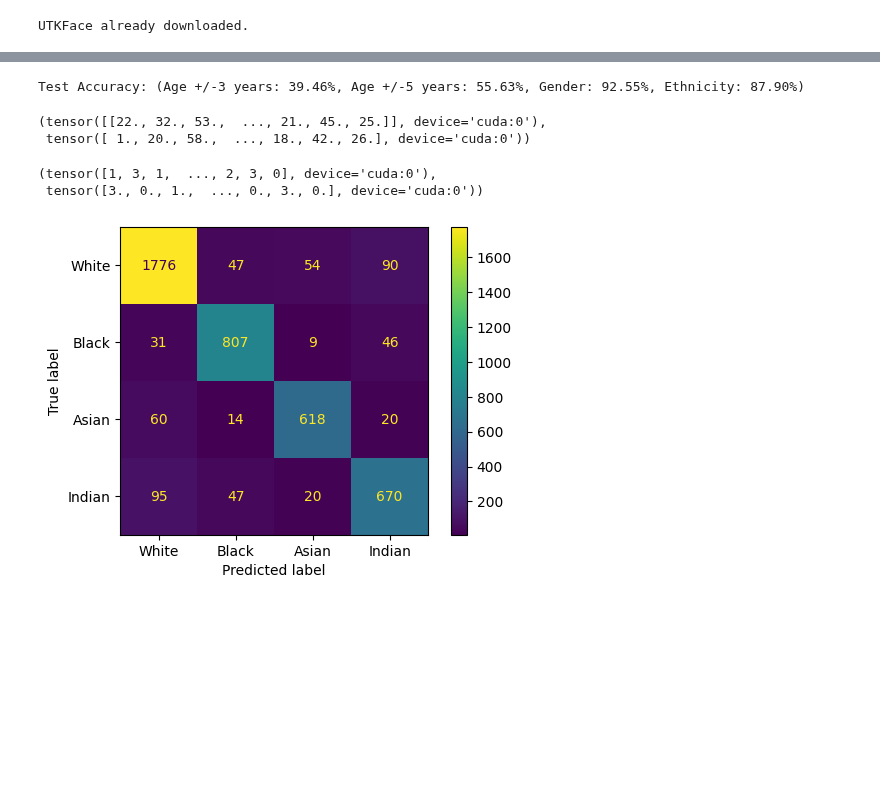
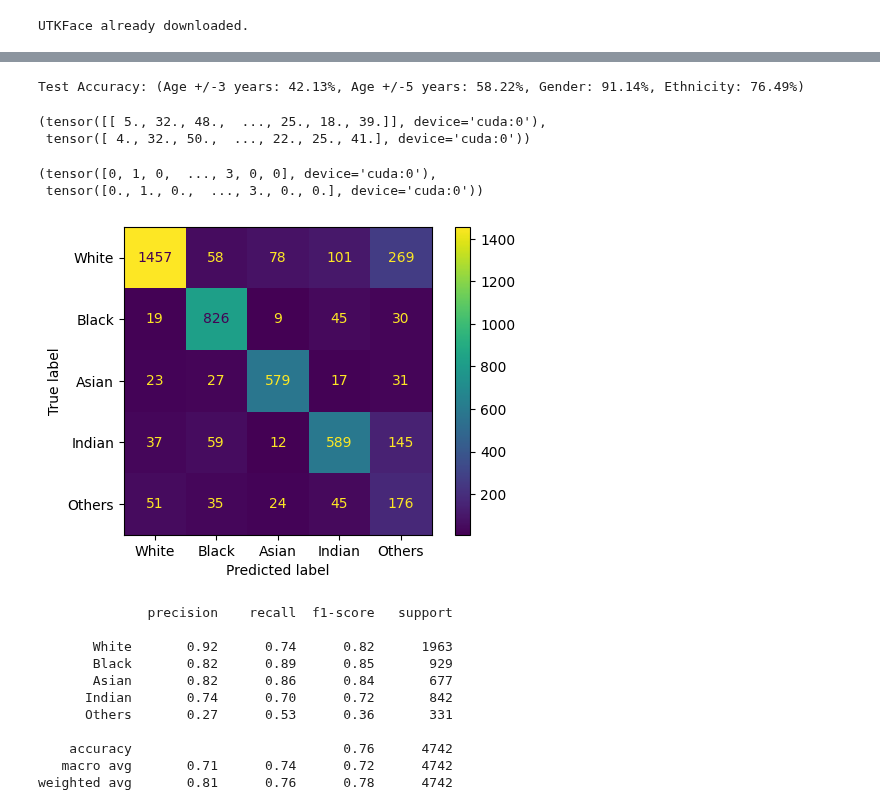
Before and after one commit to IsakLundstrom/D7047E_Exercises_and_Project, a Jupyter notebook: Project/train.ipynb, the cells around one changed output, grey strips where cells are left out. Saved outputs shown, nothing was run; the diff lists cells and outputs as text; code cells hidden in the pictures; blank space fills up the shorter version.

```diff
--- a/Project/train.ipynb
+++ b/Project/train.ipynb
@@ -39,8 +39,8 @@ class MyDataset(torch.utils.data.Dataset):
     def __init__(self, dataPath, transform=None):
         self.dataPath = dataPath
         self.transform = transform
-        #self.imagePaths = [f for f in os.listdir(self.dataPath) if f.endswith('.jpg')]
-        self.imagePaths = [f for f in os.listdir(self.dataPath) if f.endswith('.jpg') and f.split('_')[2] != '4']
+        self.imagePaths = [f for f in os.listdir(self.dataPath) if f.endswith('.jpg')]
+        # self.imagePaths = [f for f in os.listdir(self.dataPath) if f.endswith('.jpg') and f.split('_')[2] != '4']
 
     def __getitem__(self, index):
         imagePath = self.imagePaths[index]
@@ -97,8 +97,8 @@ class ResNetModel(nn.Module):
         # self.genderHidden = nn.Linear(512,512)
         self.genderFc = nn.Linear(512,2)
         # self.ethnicityHidden = nn.Linear(512,512)
-        #self.ethnicityFc = nn.Linear(512,5)
-        self.ethnicityFc = nn.Linear(512,4)
+        self.ethnicityFc = nn.Linear(512,5)
+        # self.ethnicityFc = nn.Linear(512,4)
 
     def forward(self, x):
         resOut = F.relu(self.resnet.forward(x))
@@ -468,34 +468,45 @@ def testNetwork(model, testLoader, device):
 # %%
 agePredictions, genderPredictions, ethnicityPredictions, ageLabels, genderLabels, ethnicityLabels = testNetwork(resnetModel, validLoader, device)
 # %% [output]
-Test Accuracy: (Age +/-3 years: 39.46%, Age +/-5 years: 55.63%, Gender: 92.55%, Ethnicity: 87.90%)
+Test Accuracy: (Age +/-3 years: 42.13%, Age +/-5 years: 58.22%, Gender: 91.14%, Ethnicity: 76.49%)
 # %%
 agePredictions, ageLabels
 # %% [output]
-(tensor([[22., 32., 53.,  ..., 21., 45., 25.]], device='cuda:0'),
- tensor([ 1., 20., 58.,  ..., 18., 42., 26.], device='cuda:0'))
+(tensor([[ 5., 32., 48.,  ..., 25., 18., 39.]], device='cuda:0'),
+ tensor([ 4., 32., 50.,  ..., 22., 25., 41.], device='cuda:0'))
 # %%
 ethnicityPredictions, ethnicityLabels
 # %% [output]
-(tensor([1, 3, 1,  ..., 2, 3, 0], device='cuda:0'),
- tensor([3., 0., 1.,  ..., 0., 3., 0.], device='cuda:0'))
+(tensor([0, 1, 0,  ..., 3, 0, 0], device='cuda:0'),
+ tensor([0., 1., 0.,  ..., 3., 0., 0.], device='cuda:0'))
 # %%
 
 GENDER = ['M', 'F']
-#ETHNICITY = ['White', 'Black', 'Asian', 'Indian', 'Others']
-ETHNICITY = ['White', 'Black', 'Asian', 'Indian']
+ETHNICITY = ['White', 'Black', 'Asian', 'Indian', 'Others']
+# ETHNICITY = ['White', 'Black', 'Asian', 'Indian']
 import pandas as pd
 import sklearn.metrics as skmetric
 
 matrix = skmetric.confusion_matrix(ethnicityLabels.cpu(), ethnicityPredictions.cpu())
 display = skmetric.ConfusionMatrixDisplay(confusion_matrix=matrix, display_labels=ETHNICITY)
 fig, ax = plt.subplots(figsize=(6,4))
 display.plot(ax=ax)
 plt.show()
 
-#print(skmetric.classification_report(arrayEmotionNumToString(testEncodedEmotionLabel), arrayEmotionNumToString(predTestEncodedEmotionLabel)))
+print(skmetric.classification_report(ethnicityLabels.cpu(), ethnicityPredictions.cpu(), target_names = ETHNICITY))
 # %% [output]
-[figure, old version]
+[figure, new version]
+              precision    recall  f1-score   support
+
+       White       0.92      0.74      0.82      1963
+       Black       0.82      0.89      0.85       929
+       Asian       0.82      0.86      0.84       677
+      Indian       0.74      0.70      0.72       842
+      Others       0.27      0.53      0.36       331
+
+    accuracy                           0.76      4742
+   macro avg       0.71      0.74      0.72      4742
+weighted avg       0.81      0.76      0.78      4742
 # %%
 matrix = skmetric.confusion_matrix(genderLabels.cpu(), genderPredictions.cpu())
 display = skmetric.ConfusionMatrixDisplay(confusion_matrix=matrix, display_labels=GENDER)
```
Also changed, not shown: parts of 10 cells of this notebook.
